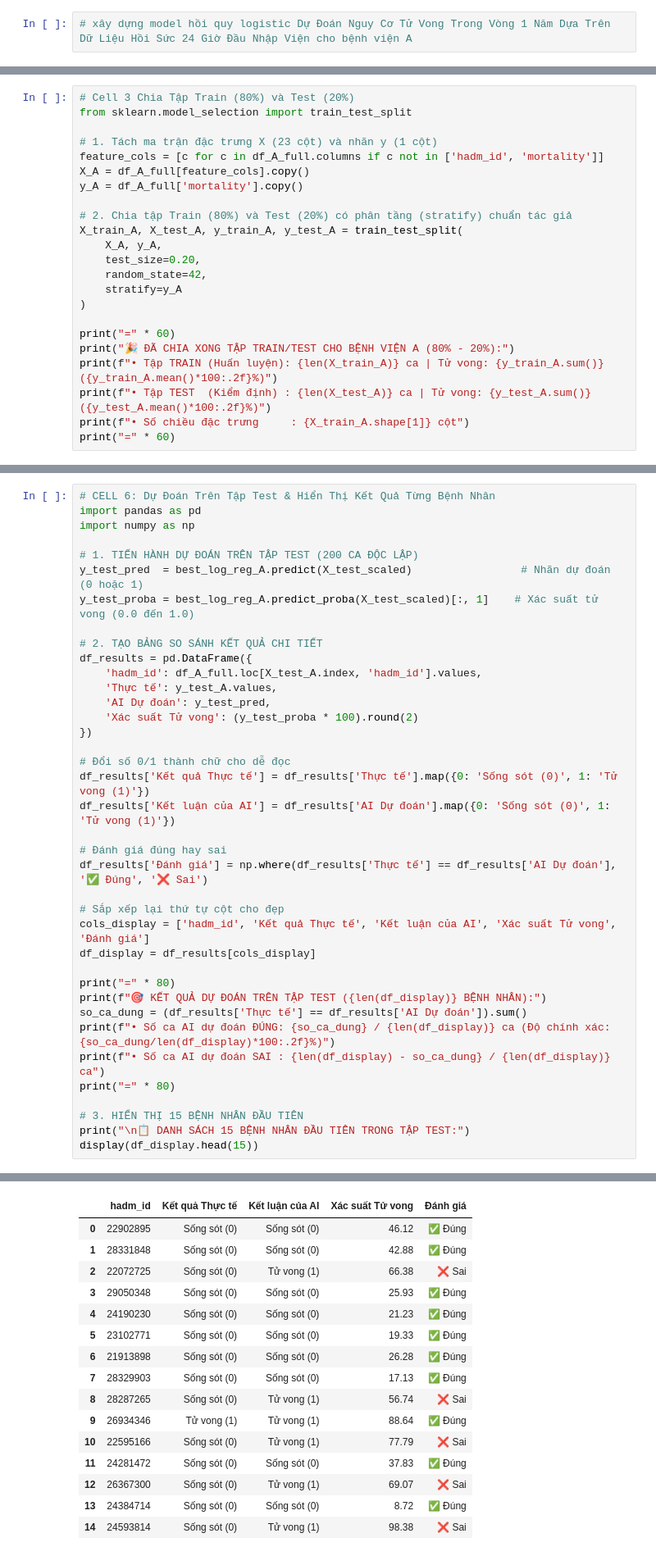
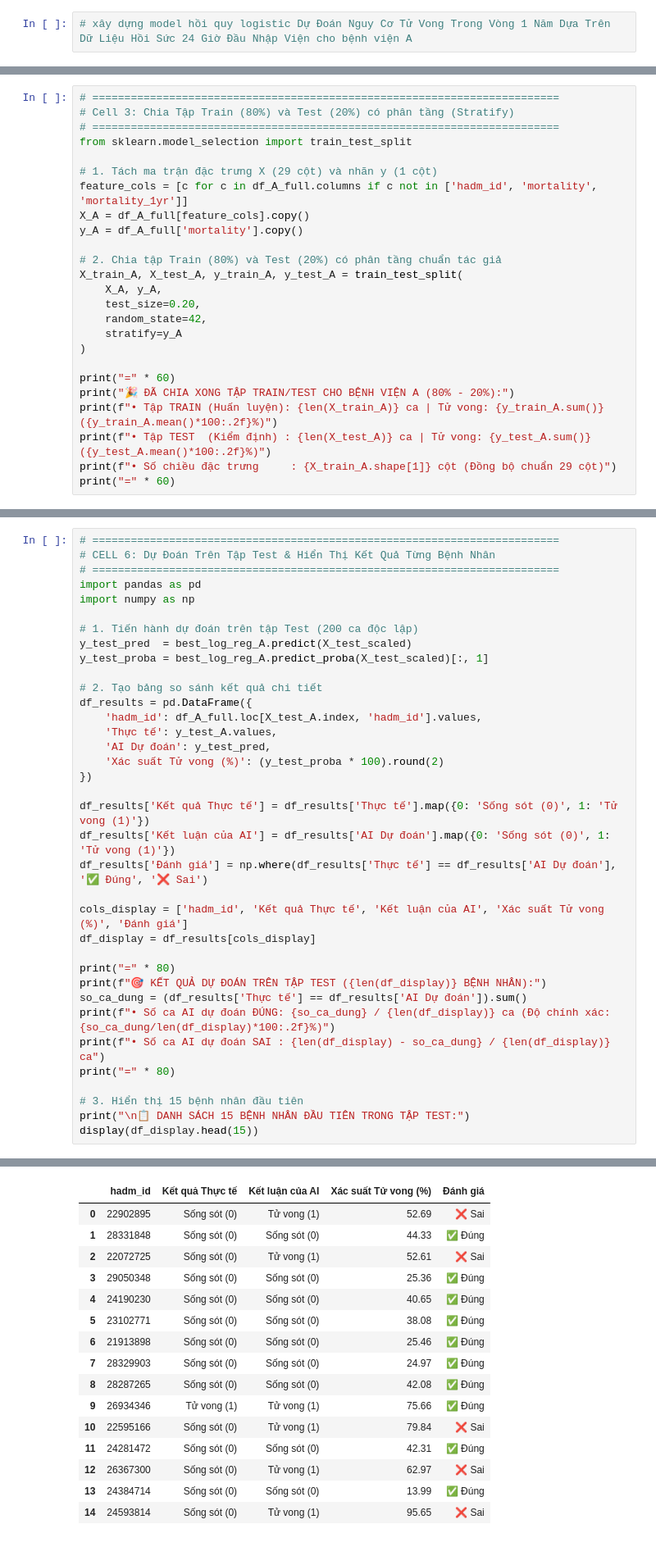
Before and after one commit to TranNhatMinh5224/DATN, a Jupyter notebook: Model/basemodel-bva-data-poor.ipynb, the cells around one changed output, grey strips where cells are left out. Shown at 82% size. Drawn from its saved outputs; the diff is of its cells as text.

```diff
--- a/Model/basemodel-bva-data-poor.ipynb
+++ b/Model/basemodel-bva-data-poor.ipynb
@@ -127,13 +137,15 @@ print(f"   • 9 Sinh hiệu Riêng A ({len(cols_priv_a)} cột): {cols_priv_a}"
 # %%
-# Cell 3 Chia Tập Train (80%) và Test (20%)
+# =========================================================================
+# Cell 3: Chia Tập Train (80%) và Test (20%) có phân tầng (Stratify)
+# =========================================================================
 from sklearn.model_selection import train_test_split
 
-# 1. Tách ma trận đặc trưng X (23 cột) và nhãn y (1 cột)
-feature_cols = [c for c in df_A_full.columns if c not in ['hadm_id', 'mortality']]
+# 1. Tách ma trận đặc trưng X (29 cột) và nhãn y (1 cột)
+feature_cols = [c for c in df_A_full.columns if c not in ['hadm_id', 'mortality', 'mortality_1yr']]
 X_A = df_A_full[feature_cols].copy()
 y_A = df_A_full['mortality'].copy()
 
-# 2. Chia tập Train (80%) và Test (20%) có phân tầng (stratify) chuẩn tác giả
+# 2. Chia tập Train (80%) và Test (20%) có phân tầng chuẩn tác giả
 X_train_A, X_test_A, y_train_A, y_test_A = train_test_split(
     X_A, y_A,
     test_size=0.20,
@@ -145,7 +157,7 @@ print("=" * 60)
 print("🎉 ĐÃ CHIA XONG TẬP TRAIN/TEST CHO BỆNH VIỆN A (80% - 20%):")
 print(f"• Tập TRAIN (Huấn luyện): {len(X_train_A)} ca | Tử vong: {y_train_A.sum()} ({y_train_A.mean()*100:.2f}%)")
 print(f"• Tập TEST  (Kiểm định) : {len(X_test_A)} ca | Tử vong: {y_test_A.sum()} ({y_test_A.mean()*100:.2f}%)")
-print(f"• Số chiều đặc trưng     : {X_train_A.shape[1]} cột")
+print(f"• Số chiều đặc trưng     : {X_train_A.shape[1]} cột (Đồng bộ chuẩn 29 cột)")
 print("=" * 60)
 # %% [output]
 ============================================================
@@ -227,30 +236,28 @@ Fitting 5 folds for each of 8 candidates, totalling 40 fits
 ============================================================
 # %%
+# =========================================================================
 # CELL 6: Dự Đoán Trên Tập Test & Hiển Thị Kết Quả Từng Bệnh Nhân
+# =========================================================================
 import pandas as pd
 import numpy as np
 
-# 1. TIẾN HÀNH DỰ ĐOÁN TRÊN TẬP TEST (200 CA ĐỘC LẬP)
-y_test_pred  = best_log_reg_A.predict(X_test_scaled)                 # Nhãn dự đoán (0 hoặc 1)
-y_test_proba = best_log_reg_A.predict_proba(X_test_scaled)[:, 1]    # Xác suất tử vong (0.0 đến 1.0)
+# 1. Tiến hành dự đoán trên tập Test (200 ca độc lập)
+y_test_pred  = best_log_reg_A.predict(X_test_scaled)
+y_test_proba = best_log_reg_A.predict_proba(X_test_scaled)[:, 1]
 
-# 2. TẠO BẢNG SO SÁNH KẾT QUẢ CHI TIẾT
+# 2. Tạo bảng so sánh kết quả chi tiết
 df_results = pd.DataFrame({
     'hadm_id': df_A_full.loc[X_test_A.index, 'hadm_id'].values,
     'Thực tế': y_test_A.values,
     'AI Dự đoán': y_test_pred,
-    'Xác suất Tử vong': (y_test_proba * 100).round(2)
+    'Xác suất Tử vong (%)': (y_test_proba * 100).round(2)
 })
 
-# Đổi số 0/1 thành chữ cho dễ đọc
 df_results['Kết quả Thực tế'] = df_results['Thực tế'].map({0: 'Sống sót (0)', 1: 'Tử vong (1)'})
 df_results['Kết luận của AI'] = df_results['AI Dự đoán'].map({0: 'Sống sót (0)', 1: 'Tử vong (1)'})
-
-# Đánh giá đúng hay sai
 df_results['Đánh giá'] = np.where(df_results['Thực tế'] == df_results['AI Dự đoán'], '✅ Đúng', '❌ Sai')
 
-# Sắp xếp lại thứ tự cột cho đẹp
-cols_display = ['hadm_id', 'Kết quả Thực tế', 'Kết luận của AI', 'Xác suất Tử vong', 'Đánh giá']
+cols_display = ['hadm_id', 'Kết quả Thực tế', 'Kết luận của AI', 'Xác suất Tử vong (%)', 'Đánh giá']
 df_display = df_results[cols_display]
 
 print("=" * 80)
@@ -260,7 +267,7 @@ print(f"• Số ca AI dự đoán ĐÚNG: {so_ca_dung} / {len(df_display)} ca (
 print(f"• Số ca AI dự đoán SAI : {len(df_display) - so_ca_dung} / {len(df_display)} ca")
 print("=" * 80)
 
-# 3. HIỂN THỊ 15 BỆNH NHÂN ĐẦU TIÊN
+# 3. Hiển thị 15 bệnh nhân đầu tiên
 print("\n📋 DANH SÁCH 15 BỆNH NHÂN ĐẦU TIÊN TRONG TẬP TEST:")
 display(df_display.head(15))
 # %% [output]
@@ -271,22 +278,22 @@ display(df_display.head(15))
 ================================================================================
 
 📋 DANH SÁCH 15 BỆNH NHÂN ĐẦU TIÊN TRONG TẬP TEST:
-|  | hadm_id | Kết quả Thực tế | Kết luận của AI | Xác suất Tử vong | Đánh giá |
-| 0 | 22902895 | Sống sót (0) | Sống sót (0) | 46.12 | ✅ Đúng |
-| 1 | 28331848 | Sống sót (0) | Sống sót (0) | 42.88 | ✅ Đúng |
-| 2 | 22072725 | Sống sót (0) | Tử vong (1) | 66.38 | ❌ Sai |
-| 3 | 29050348 | Sống sót (0) | Sống sót (0) | 25.93 | ✅ Đúng |
-| 4 | 24190230 | Sống sót (0) | Sống sót (0) | 21.23 | ✅ Đúng |
-| 5 | 23102771 | Sống sót (0) | Sống sót (0) | 19.33 | ✅ Đúng |
-| 6 | 21913898 | Sống sót (0) | Sống sót (0) | 26.28 | ✅ Đúng |
-| 7 | 28329903 | Sống sót (0) | Sống sót (0) | 17.13 | ✅ Đúng |
-| 8 | 28287265 | Sống sót (0) | Tử vong (1) | 56.74 | ❌ Sai |
-| 9 | 26934346 | Tử vong (1) | Tử vong (1) | 88.64 | ✅ Đúng |
-| 10 | 22595166 | Sống sót (0) | Tử vong (1) | 77.79 | ❌ Sai |
-| 11 | 24281472 | Sống sót (0) | Sống sót (0) | 37.83 | ✅ Đúng |
-| 12 | 26367300 | Sống sót (0) | Tử vong (1) | 69.07 | ❌ Sai |
-| 13 | 24384714 | Sống sót (0) | Sống sót (0) | 8.72 | ✅ Đúng |
-| 14 | 24593814 | Sống sót (0) | Tử vong (1) | 98.38 | ❌ Sai |
+|  | hadm_id | Kết quả Thực tế | Kết luận của AI | Xác suất Tử vong (%) | Đánh giá |
+| 0 | 22902895 | Sống sót (0) | Tử vong (1) | 52.69 | ❌ Sai |
+| 1 | 28331848 | Sống sót (0) | Sống sót (0) | 44.33 | ✅ Đúng |
+| 2 | 22072725 | Sống sót (0) | Tử vong (1) | 52.61 | ❌ Sai |
+| 3 | 29050348 | Sống sót (0) | Sống sót (0) | 25.36 | ✅ Đúng |
+| 4 | 24190230 | Sống sót (0) | Sống sót (0) | 40.65 | ✅ Đúng |
+| 5 | 23102771 | Sống sót (0) | Sống sót (0) | 38.08 | ✅ Đúng |
+| 6 | 21913898 | Sống sót (0) | Sống sót (0) | 25.46 | ✅ Đúng |
+| 7 | 28329903 | Sống sót (0) | Sống sót (0) | 24.97 | ✅ Đúng |
+| 8 | 28287265 | Sống sót (0) | Sống sót (0) | 42.08 | ✅ Đúng |
+| 9 | 26934346 | Tử vong (1) | Tử vong (1) | 75.66 | ✅ Đúng |
+| 10 | 22595166 | Sống sót (0) | Tử vong (1) | 79.84 | ❌ Sai |
+| 11 | 24281472 | Sống sót (0) | Sống sót (0) | 42.31 | ✅ Đúng |
+| 12 | 26367300 | Sống sót (0) | Tử vong (1) | 62.97 | ❌ Sai |
+| 13 | 24384714 | Sống sót (0) | Sống sót (0) | 13.99 | ✅ Đúng |
+| 14 | 24593814 | Sống sót (0) | Tử vong (1) | 95.65 | ❌ Sai |
 # %%
 import matplotlib.pyplot as plt
 from sklearn.metrics import roc_curve, auc, ConfusionMatrixDisplay
```
Also changed, not shown: parts of 8 cells of this notebook, 1 other file.
